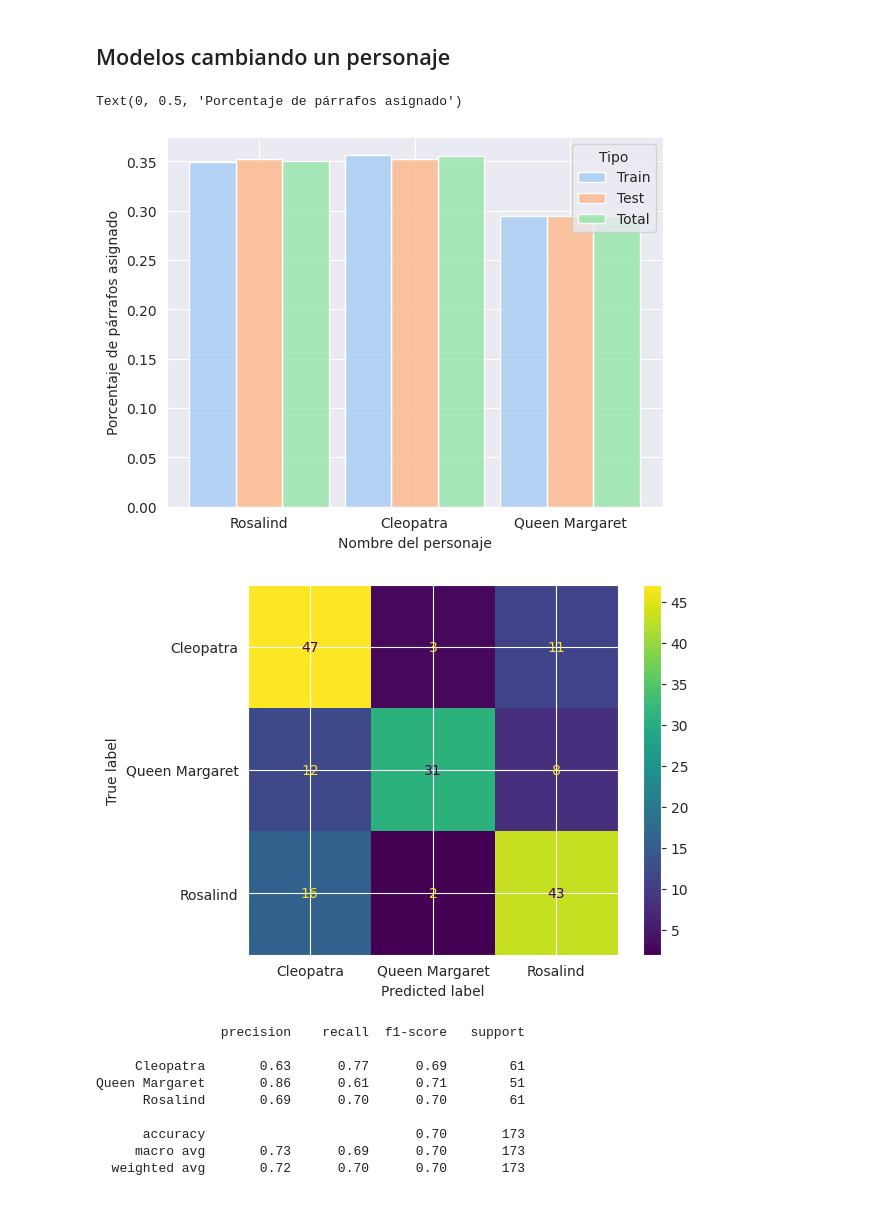
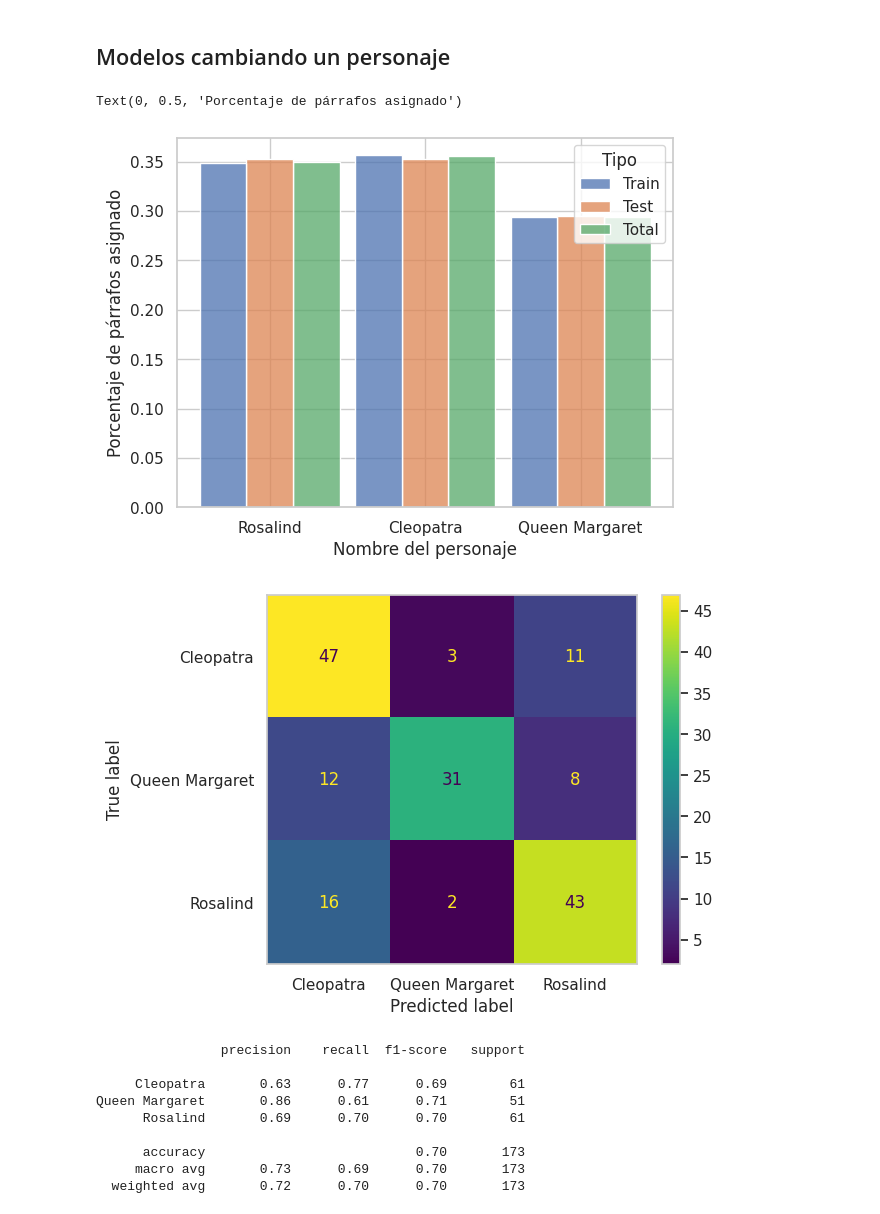
Before and after one commit to luchymd89/introcd, a Jupyter notebook: Tarea_2/shakespeare_tarea_2.ipynb, the cells around one changed output. Drawn from its saved outputs; the diff is of its cells as text; code cells hidden in the pictures.

Commit message:
Cambié algunas visualizaciones preparandolas para el informe

```diff
--- a/Tarea_2/shakespeare_tarea_2.ipynb
+++ b/Tarea_2/shakespeare_tarea_2.ipynb
@@ -32,7 +32,7 @@ from sklearn.preprocessing import StandardScaler
 from sklearn.pipeline import Pipeline
 from sklearn.linear_model import SGDClassifier
 
-sns.set_theme(style="whitegrid")
+sns.set_style("whitegrid", {'axes.grid' : True})
 # %% [markdown]
 ## Conexión a la Base y Lectura de Datos
 # %%
@@ -603,6 +610,8 @@ get_accuracy(y_test, y_test_pred)
 # %% [output]
 0.43617021276595747
 # %%
+sns.set_style("whitegrid", {'axes.grid' : False})
+
 disp = ConfusionMatrixDisplay.from_predictions(y_test, y_test_pred)
 #disp.plot()
 # %% [output]
@@ -961,18 +975,19 @@ X2_train, X2_test, y2_train, y2_test = train_test_split(X2, y2, test_size=0.30,
 # %%
 df_train = pd.DataFrame(np.array([X2_train, y2_train]).T, columns=['Paragraphs', 'CharName'])
 df_train['Tipo']='Train'
 df_test = pd.DataFrame(np.array([X2_test, y2_test]).T, columns=['Paragraphs', 'CharName'])
 df_test['Tipo'] = 'Test'
 df_tot = pd.DataFrame(np.array([X2, y2]).T, columns=['Paragraphs', 'CharName'])
 df_tot['Tipo'] = 'Total'
 df_TT = pd.concat([df_train, df_test, df_tot], ignore_index=True)
 
+sns.set_style("whitegrid", {'axes.grid' : True})
 ax = sns.histplot(x=df_TT["CharName"],  hue=df_TT["Tipo"],  multiple="dodge", shrink=0.9, stat='density', common_norm=False)
 ax.set_xlabel('Nombre del personaje')
 ax.set_ylabel('Porcentaje de párrafos asignado')
 # %% [output]
 Text(0, 0.5, 'Porcentaje de párrafos asignado')
-[figure, old version]
+[figure, new version]
 # %%
 additional_stop_words=['thou', 'thee', 'thy', 'ye', 'thine', ]
 count_vect = CountVectorizer(stop_words=list(text.ENGLISH_STOP_WORDS.union(additional_stop_words)), ngram_range=(1,1))
@@ -988,9 +1003,11 @@ y2_pred_train = bayes_clf.predict(X2_train_tf)
 X2_test_counts = count_vect.transform(X2_test)
 X2_test_tf = tf.transform(X2_test_counts)
 y2_test_pred = bayes_clf.predict(X2_test_tf)
+sns.set_style("whitegrid", {'axes.grid' : False})
+
 disp = ConfusionMatrixDisplay.from_predictions(y2_test, y2_test_pred)
 # %% [output]
-[figure, old version]
+[figure, new version]
 # %%
 cr = classification_report(y2_test, y2_test_pred)
 print(cr)
```
Also changed, not shown: parts of 10 cells of this notebook.
